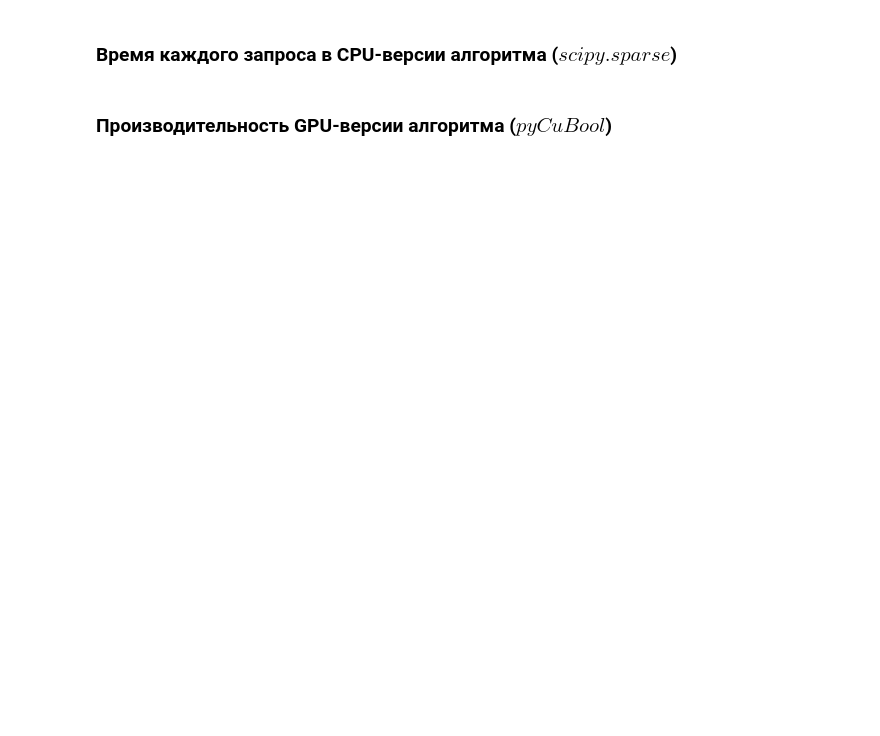
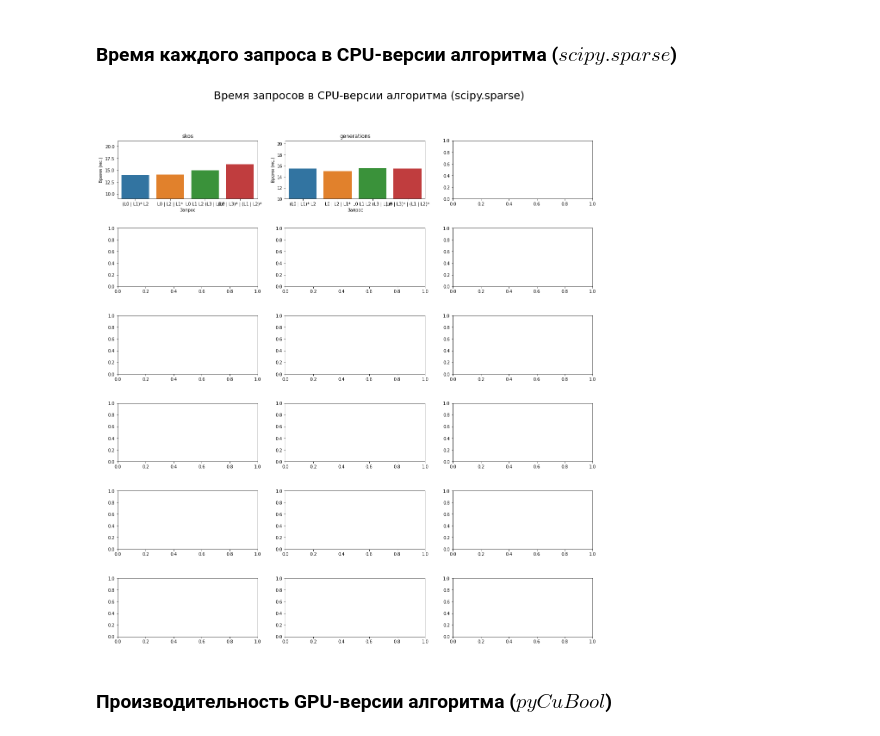
Before and after one commit to FormalLanguageConstrainedPathQuerying/formal-lang-course, a Jupyter notebook: researches/rpq_research.ipynb, the cells around one changed output. Drawn from its saved outputs; the diff is of its cells as text; code cells hidden in the pictures; blank space fills up the shorter version.

Commit message:
Last plots added

```diff
--- a/researches/rpq_research.ipynb
+++ b/researches/rpq_research.ipynb
@@ -837,7 +821,6 @@ queries = ["(L0 | L1)* L2", "L0 | L2 | L1*",
            "L0 L1 L2 (L3 | L1)*", "(L0 | L3)* | (L1 | L2)*"]
 
 cpu_times_df = pd.DataFrame(index=queries, columns=GRAPH_NAMES)
-cpu_results = dict((graph.description.name, []) for graph in GRAPHS)
 
 for graph in GRAPHS:
     labels = list(graph.description.edge_labels)
@@ -851,13 +834,12 @@ for graph in GRAPHS:
         results = tuple()
         time = None
         if graph.description.name not in ["enzyme", "go_hierarchy", "eclass_514en", "go", "geospecies"]:
-            time = %timeit -n 3 -o regular_path_querying(graph.graph, query, results, mode="cpu")
+            time = %timeit -n 1 -r 3 -o result = regular_path_querying(graph.graph, query, results, mode="cpu")
         else:
-            time = %timeit -n 1 -o regular_path_querying(graph.graph, query, results, mode="cpu")
+            time = %timeit -n 1 -r 1 -o result = regular_path_querying(graph.graph, query, results, mode="cpu")
         print("=== === ===")
 
         cpu_times_df.loc[queries[index], graph.description.name] = round(time.best * 1000, 2)
-        cpu_results[graph.description.name].append(results)
 # %% [output]
 === VERSION BASED ON CPU (scipy.sparse) ===
 Graph skos:
@@ -887,19 +875,31 @@ cpu_times_df
 # %%
 import matplotlib.pyplot as plt
 import seaborn as sns
 %matplotlib inline
 
 fig, axes = plt.subplots(6, 3, figsize=(18, 20))
 fig.subplots_adjust(left=0.05, bottom=0.1, right=0.9, top=0.9, wspace=0.2, hspace=0.5)
 fig.suptitle('Время запросов в СPU-версии алгоритма (scipy.sparse)', fontsize=25)
 
 for i, graph in enumerate(GRAPHS):
     name = graph.description.name
     ax = sns.barplot(ax=axes[i // 3, i % 3], data=cpu_times_df, x=cpu_times_df.index, y=name)
     ax.set_title(name)
-    ax.set(title=name, ylabel="Время (мс.)", xlabel="Запрос")
+
+    delta = 5
+    if name == "enzyme":
+        delta = 700
+    elif name in ["go_hierarchy", "eclass_514en", "go", "geospecies"]:
+        delta = 10000
+
+    min_lim = cpu_times_df[name].min() - delta
+    max_lim = cpu_times_df[name].max() + delta
+
+    ax.set(title=name, ylabel="Время (мс.)", xlabel="Запрос", ylim=(min_lim, max_lim))
 
 plt.show()
+# %% [output]
+[figure, added]
 # %% [markdown]
 ### Производительность GPU-версии алгоритма ($pyCuBool$)
 # %%
```
Also changed, not shown: parts of 24 cells of this notebook.
